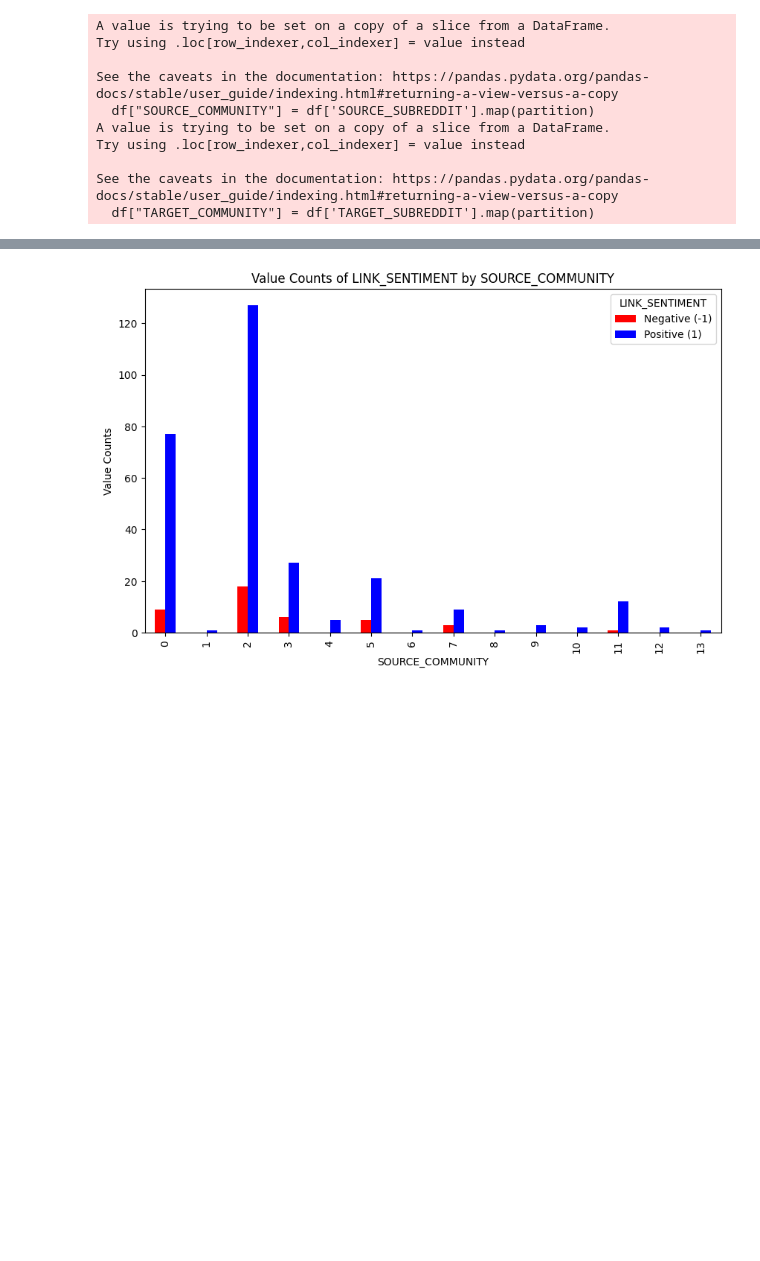
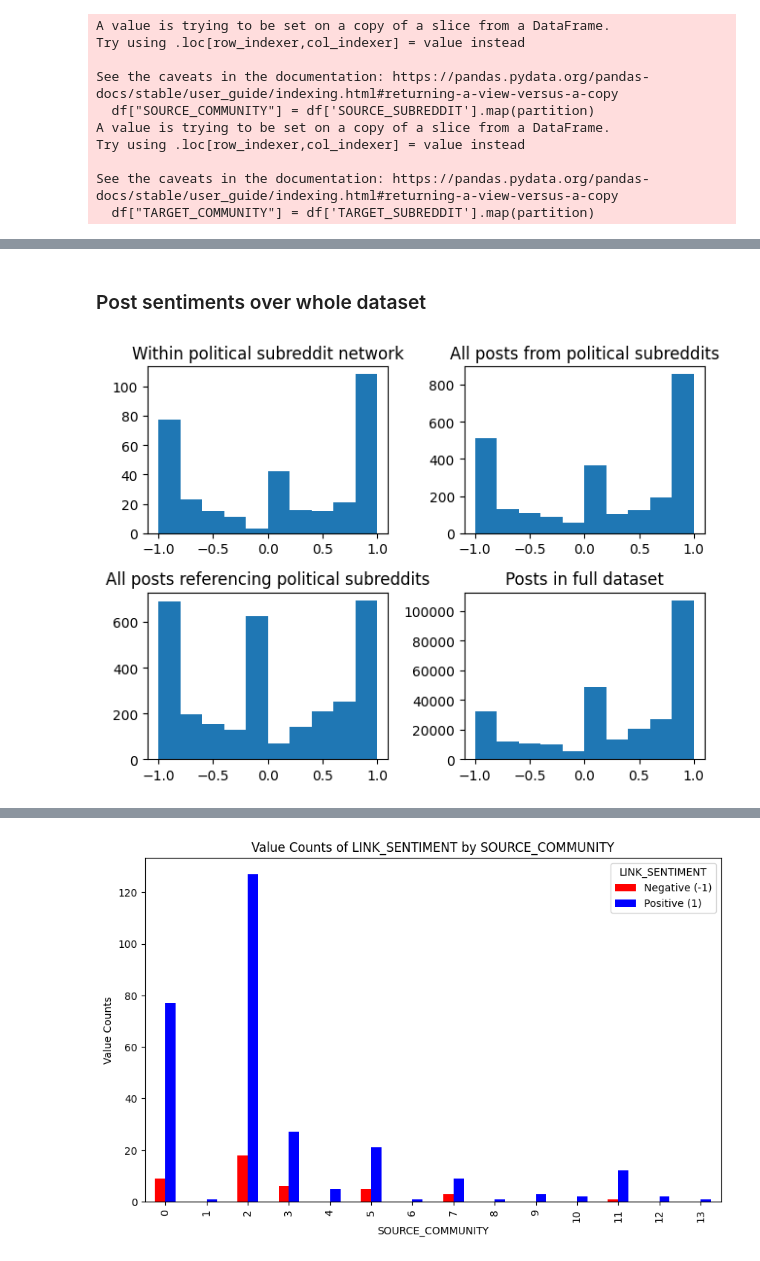
Before and after one commit to kehunter/stat236-subreddit-clustering, a Jupyter notebook: sentiment.ipynb, the cells around one changed output, grey strips where cells are left out. Drawn from its saved outputs; the diff is of its cells as text; code cells hidden in the pictures; blank space fills up the shorter version.

```diff
--- a/sentiment.ipynb
+++ b/sentiment.ipynb
@@ -85,0 +107,19 @@ See the caveats in the documentation: https://pandas.pydata.org/pandas-docs/stab
+# %% [markdown]
+### Post sentiments over whole dataset
+# %%
+dfs = [df, df_psource, df_ptarget, df_full]
+
+fig, axs = plt.subplots(2,2)
+
+for ax, data in zip(axs.flatten(), dfs):
+    ax.hist(data['sentiment_compound'])
+
+axs[0][0].set_title("Within political subreddit network")
+axs[0][1].set_title("All posts from political subreddits")
+axs[1][0].set_title("All posts referencing political subreddits")
+axs[1][1].set_title("Posts in full dataset")
+
+plt.tight_layout()
+plt.show()
+# %% [output]
+[figure, added]
```
Also changed, not shown: parts of 9 cells of this notebook.
